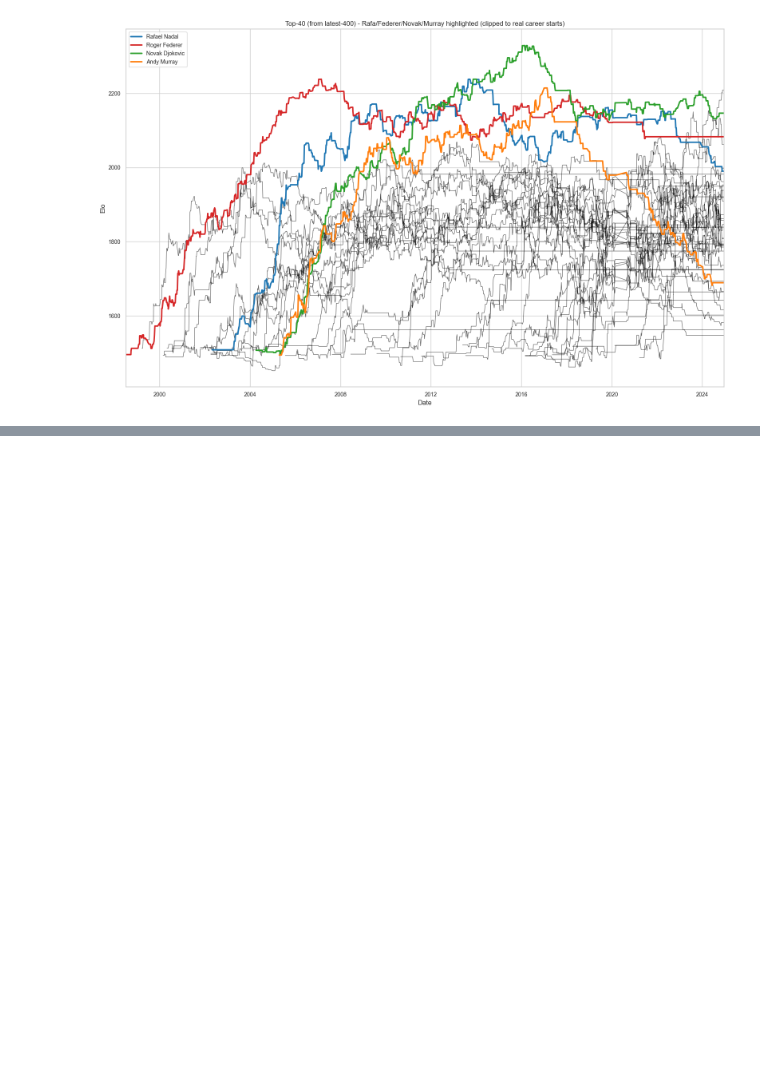
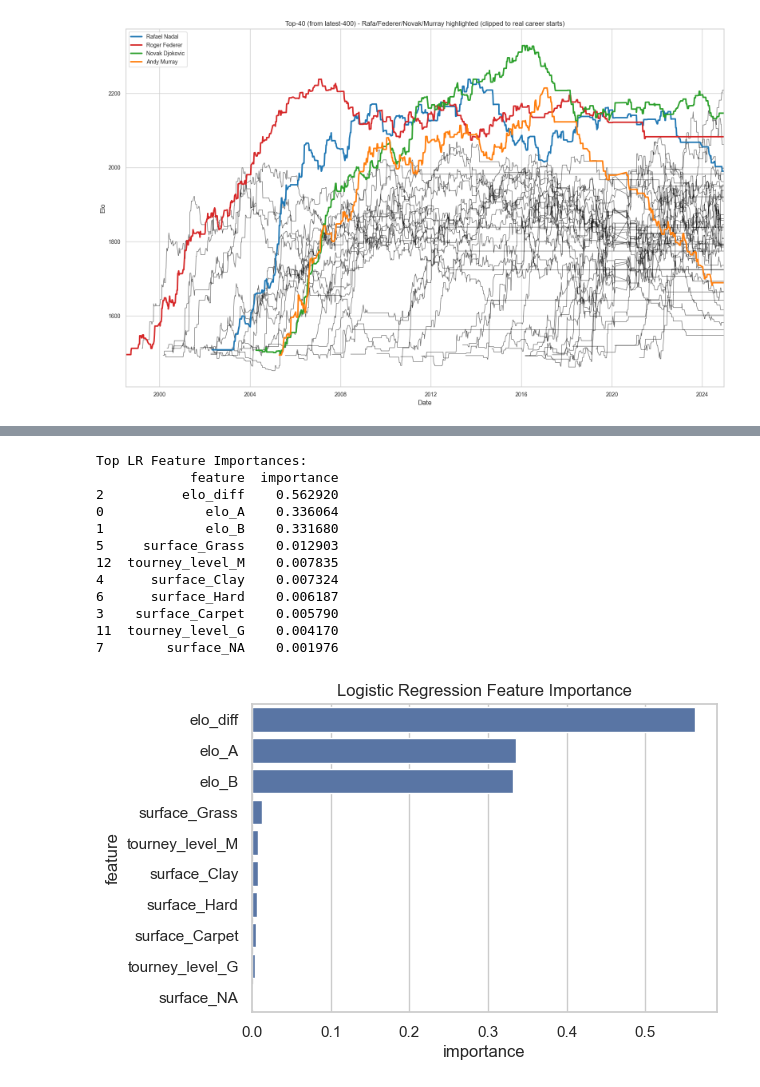
Before and after one commit to San-gularity/Tennis_ATP, a Jupyter notebook: Tennis_ATP.ipynb, the cells around one changed output, grey strips where cells are left out. Cells and saved outputs as stored; diff of their text form; code cells hidden in the pictures; blank space fills up the shorter version.

```diff
--- a/Tennis_ATP.ipynb
+++ b/Tennis_ATP.ipynb
@@ -1398,0 +1594,7 @@ Saved fixed plot to Data/elo_latest400_top4_highlight_fixed.png
+# %%
+# Load the ML dataset
+csv_path = 'Data/SingleMatches/ML_final.csv'
+df = pd.read_csv(csv_path, low_memory=False)
+print(f'Loaded rows: {len(df)}')
+df = df.dropna(subset=['winner_elo','loser_elo']).reset_index(drop=True)
+print(f'Rows with Elo: {len(df)}')
@@ -1398,0 +1893,28 @@ Saved fixed plot to Data/elo_latest400_top4_highlight_fixed.png
+# %%
+# Feature importance from Logistic Regression (absolute coefficient magnitude)
+lr_importance = pd.DataFrame({
+    'feature': X_train.columns,
+    'importance': np.abs(lr.coef_[0])
+}).sort_values('importance', ascending=False)
+
+print("\nTop LR Feature Importances:")
+print(lr_importance.head(10))
+
+plt.figure(figsize=(6,4))
+sns.barplot(x='importance', y='feature', data=lr_importance.head(10))
+plt.title("Logistic Regression Feature Importance")
+plt.show()
+# %% [output]
+Top LR Feature Importances:
+            feature  importance
+2          elo_diff    0.562920
+0             elo_A    0.336064
+1             elo_B    0.331680
+5     surface_Grass    0.012903
+12  tourney_level_M    0.007835
+4      surface_Clay    0.007324
+6      surface_Hard    0.006187
+3    surface_Carpet    0.005790
+11  tourney_level_G    0.004170
+7        surface_NA    0.001976
+[figure, added]
```
Also changed, not shown: parts of 44 cells of this notebook, 3 other files.
